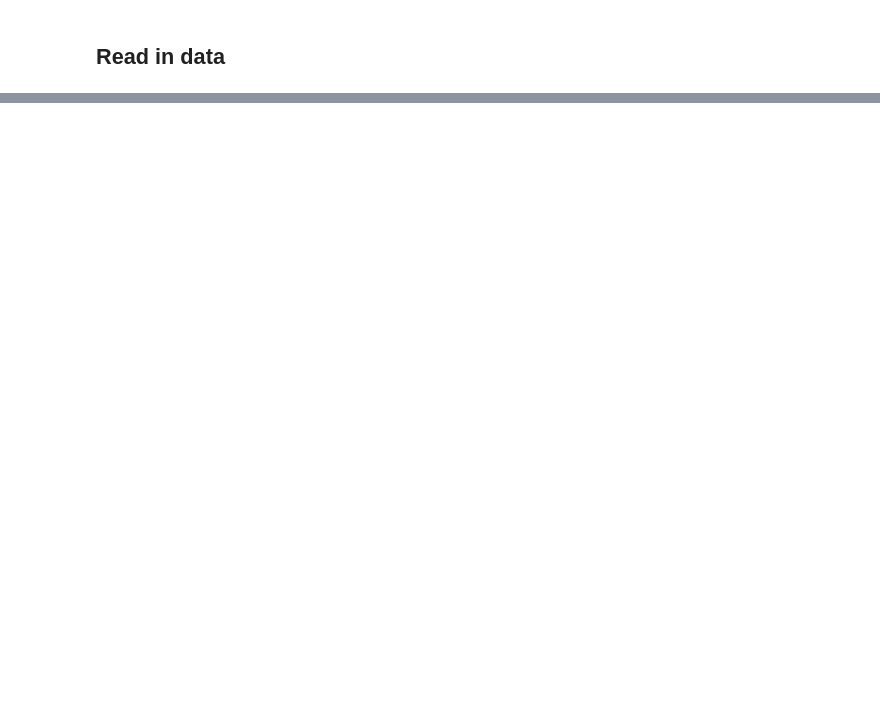
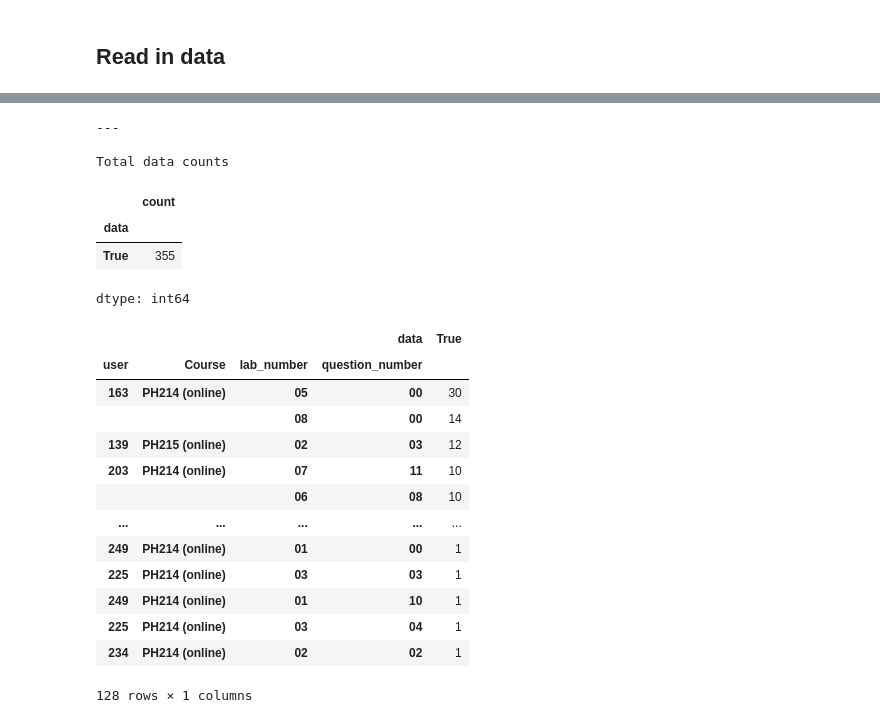
Before and after one commit to PeaceAndLongLife/Analysis-Colab, a Jupyter notebook: notebooks/Data_used.ipynb, the cells around one changed output, grey strips where cells are left out. Cells and saved outputs as stored; diff of their text form; code cells hidden in the pictures; blank space fills up the shorter version.

Commit message:
updated Data_used and Ratings Analysis

```diff
--- a/notebooks/Data_used.ipynb
+++ b/notebooks/Data_used.ipynb
@@ -55,23 +61,23 @@ from local_io import read_csv_from_id
 
 # UserProfile Info
 # @markdown Read in userprofile file
-userprofile_file_link = "" # @param {"type":"string"}
+userprofile_file_link = "https://drive.google.com/file/d/1zJW3xoQx7sworuVDZRgsSHsZta-M6Xt9/view?usp=drive_link" # @param {"type":"string"}
 userprofile_file_link_id = extract_file_id(userprofile_file_link)
 show_userprofile = False # @param {"type":"boolean"}
 
 # Consent data info
 # @markdown Read in consent file
 
-consent_file_link = "" # @param {"type":"string"}
+consent_file_link = "https://drive.google.com/file/d/1shPdP-UQnDISurjIWQNPTtiYDGzn0Erm/view?usp=drive_link" # @param {"type":"string"}
 consent_file_link_id = extract_file_id(consent_file_link)
 show_consent = False # @param {"type":"boolean"}
 
 # Transcript Data info
 # @markdown Read in transcript file
-trans_file_link = "" # @param {"type":"string"}
+trans_file_link = "https://drive.google.com/file/d/1AxlUwk6ucxVjhRkuQv0tgDvTFlDkipsu/view?usp=drive_link" # @param {"type":"string"}
 trans_file_link_id = extract_file_id(trans_file_link)
 show_trans = False # @param {"type":"boolean"}
-show_remove_staff_data = True # @param {"type":"boolean"}
+show_remove_staff_data = False # @param {"type":"boolean"}
 
 userprofile_df = read_csv_from_id(SERVICE_ACCOUNT_FILE, userprofile_file_link_id, show_userprofile)
 consent_df = read_csv_from_id(SERVICE_ACCOUNT_FILE, consent_file_link_id, show_consent)
@@ -115,3 +131,6 @@ print("Combined DataFrame with split question columns and interactions:")
+# %%
+from data_scrub import explode_json_messages
+combined_df = explode_json_messages(combined_df)
 # %%
 # @title analyze_stats function
 def analyze_hist(df, drop_counts_under_param,y,x):
@@ -138,0 +210,33 @@ rating_df = combined_df[combined_df['data']==True]
+# %%
+# @title data Stats
+data_df = combined_df[combined_df['data']==True]
+# analyze_hist(data_df, 0,'data','user')
+
+print("\n---\n")
+print('Total data counts')
+display(data_df['data'].value_counts().sort_index())
+
+user_data_counts = data_df.groupby(['user', 'Course','lab_number', 'question_number'])['data'].value_counts().unstack(fill_value=0)
+display(user_data_counts[user_data_counts[True]>0].sort_values(by=True, ascending=False))
+# %% [output]
+---
+
+Total data counts
+|  | count |
+| data |  |
+| True | 355 |
+dtype: int64
+|  |  |  | data | True |
+| user | Course | lab_number | question_number |  |
+| 163 | PH214 (online) | 05 | 00 | 30 |
+|  |  | 08 | 00 | 14 |
+| 139 | PH215 (online) | 02 | 03 | 12 |
+| 203 | PH214 (online) | 07 | 11 | 10 |
+|  |  | 06 | 08 | 10 |
+| ... | ... | ... | ... | ... |
+| 249 | PH214 (online) | 01 | 00 | 1 |
+| 225 | PH214 (online) | 03 | 03 | 1 |
+| 249 | PH214 (online) | 01 | 10 | 1 |
+| 225 | PH214 (online) | 03 | 04 | 1 |
+| 234 | PH214 (online) | 02 | 02 | 1 |
+128 rows × 1 columns
```
Also changed, not shown: parts of 7 cells of this notebook, 1 other file.
